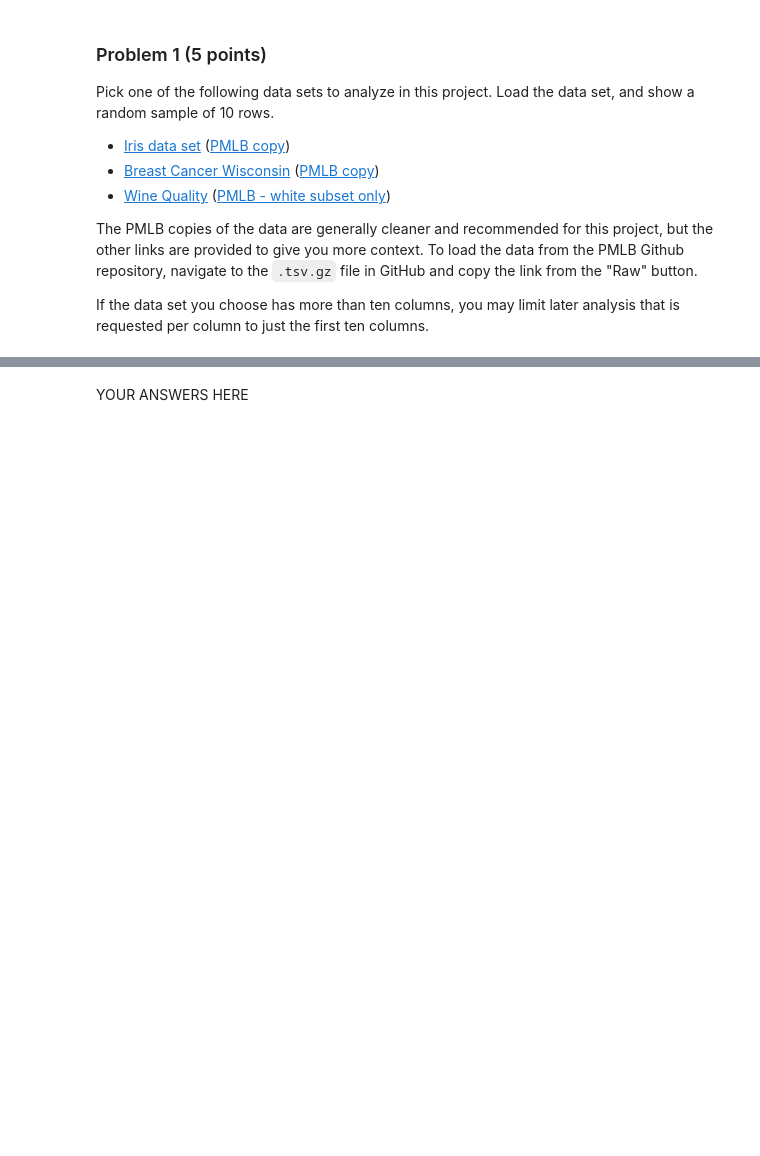
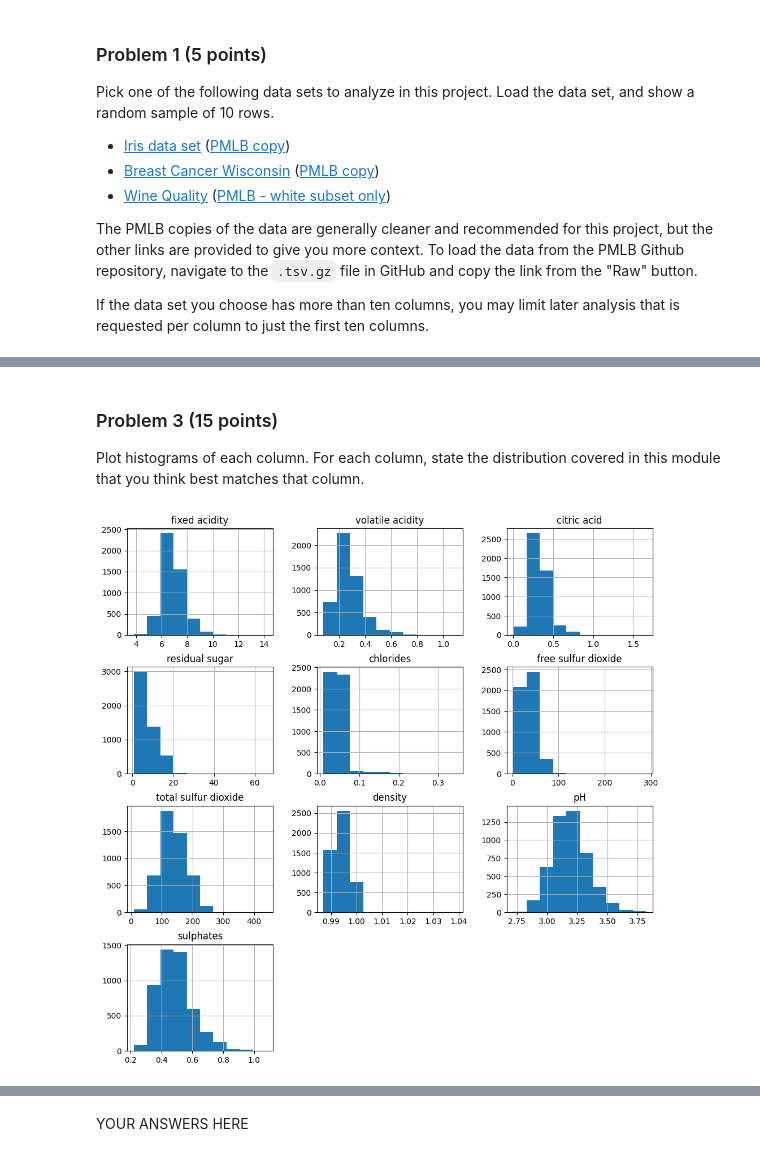
Before and after one commit to amadara1/dx601-final-project, a Jupyter notebook: project.ipynb, the cells around one changed output, grey strips where cells are left out. Drawn from its saved outputs; the diff is of its cells as text; code cells hidden in the pictures; blank space fills up the shorter version.

```diff
--- a/project.ipynb
+++ b/project.ipynb
@@ -89,3 +73,13 @@ The PMLB copies of the data are generally cleaner and recommended for this proje
 To load the data from the PMLB Github repository, navigate to the `.tsv.gz` file in GitHub and copy the link from the "Raw" button.
 
 If the data set you choose has more than ten columns, you may limit later analysis that is requested per column to just the first ten columns.
+# %%
+# YOUR CODE HERE
+
+# load data
+wine = pd.read_csv('wine_quality_white.tsv', sep='\t')
+wine
+
+# random sample of 10 rows
+wine_random_sample_10 = wine.sample(10)
+wine_random_sample_10
@@ -91,0 +105,6 @@ If the data set you choose has more than ten columns, you may limit later analys
+# %%
+# YOUR CODE HERE
+first_10_columns = wine.columns[:10]
+first_10_columns
+
+wine[first_10_columns].describe()
@@ -92,2 +155,11 @@ If the data set you choose has more than ten columns, you may limit later analys
+# %% [markdown]
+### Problem 3 (15 points)
+
+Plot histograms of each column.
+For each column, state the distribution covered in this module that you think best matches that column.
 # %%
 # YOUR CODE HERE
+
+wine_hist = wine[first_10_columns].hist(figsize=(12, 12))
+# %% [output]
+[figure, added]
```
Also changed, not shown: parts of 44 cells of this notebook.
